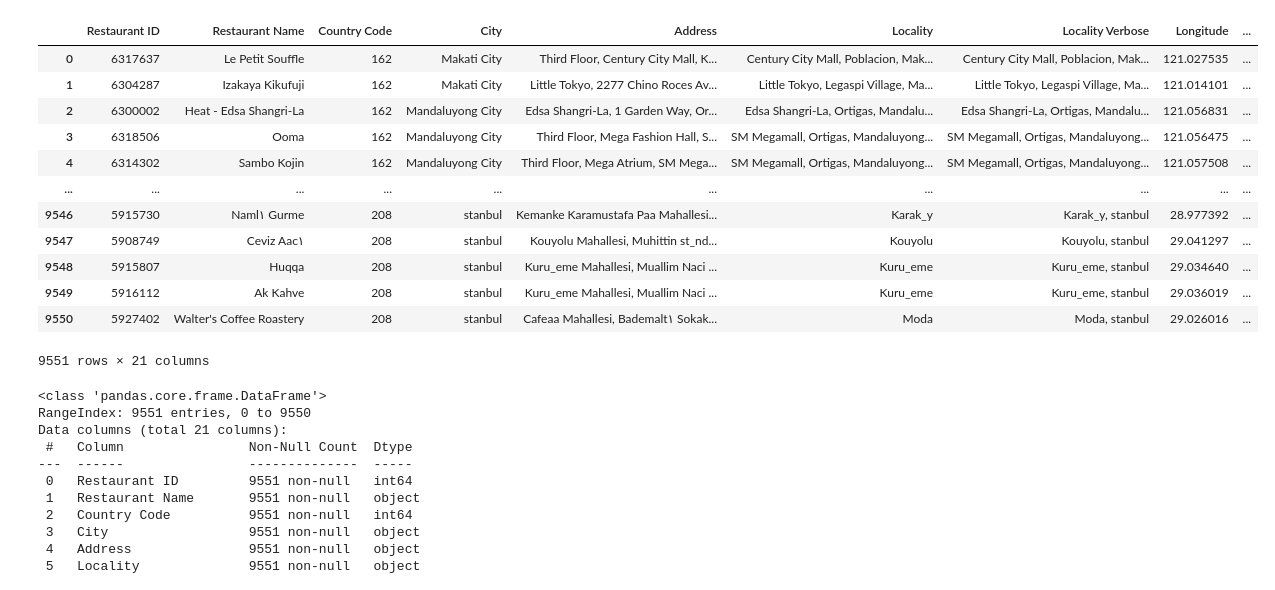
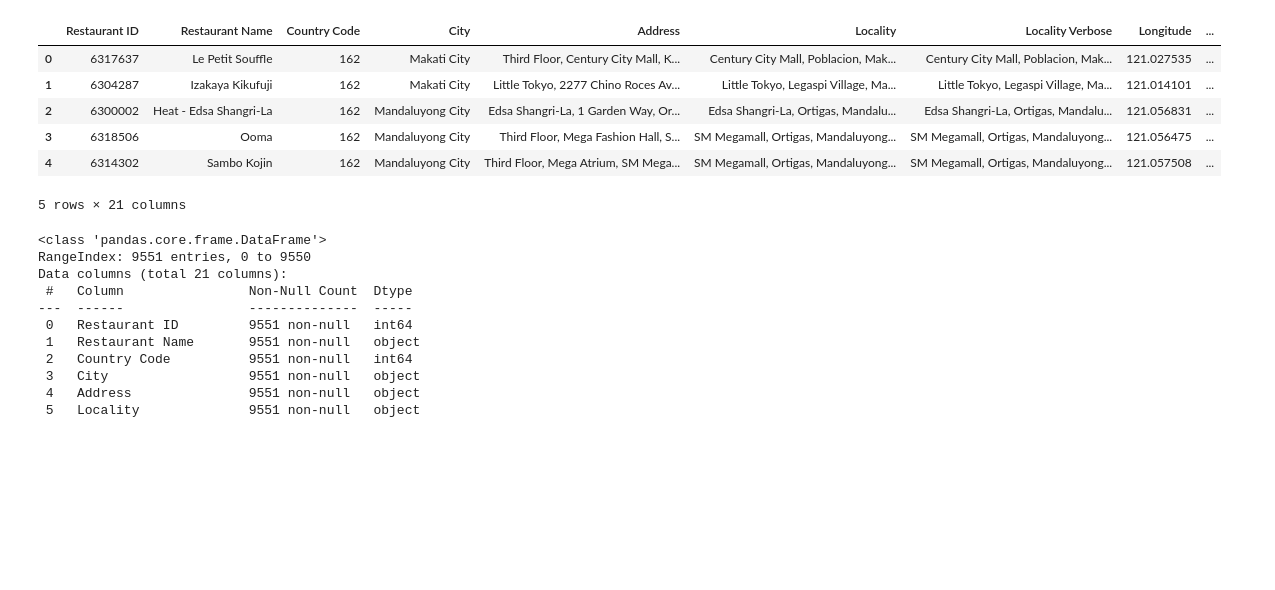
Before and after one commit to Arun-kumar-Kurma-2575/Cognifyz_Internship_levels, a Jupyter notebook: Cognifyz_level_3.ipynb, the cells around one changed output. Saved outputs shown, nothing was run; the diff lists cells and outputs as text; code cells hidden in the pictures; blank space fills up the shorter version.

```diff
--- a/Cognifyz_level_3.ipynb
+++ b/Cognifyz_level_3.ipynb
@@ -7,24 +4,18 @@
 # %%
 import numpy as np
 import pandas as pd
 import matplotlib.pyplot as plt
 import seaborn as sns
 data=pd.read_csv(r"cleaned_dataset.csv")
-data
+data.head()
 # %% [output]
 |  | Restaurant ID | Restaurant Name | Country Code | City | Address | Locality | Locality Verbose | Longitude | ... |
 | 0 | 6317637 | Le Petit Souffle | 162 | Makati City | Third Floor, Century City Mall, K... | Century City Mall, Poblacion, Mak... | Century City Mall, Poblacion, Mak... | 121.027535 | ... |
 | 1 | 6304287 | Izakaya Kikufuji | 162 | Makati City | Little Tokyo, 2277 Chino Roces Av... | Little Tokyo, Legaspi Village, Ma... | Little Tokyo, Legaspi Village, Ma... | 121.014101 | ... |
 | 2 | 6300002 | Heat - Edsa Shangri-La | 162 | Mandaluyong City | Edsa Shangri-La, 1 Garden Way, Or... | Edsa Shangri-La, Ortigas, Mandalu... | Edsa Shangri-La, Ortigas, Mandalu... | 121.056831 | ... |
 | 3 | 6318506 | Ooma | 162 | Mandaluyong City | Third Floor, Mega Fashion Hall, S... | SM Megamall, Ortigas, Mandaluyong... | SM Megamall, Ortigas, Mandaluyong... | 121.056475 | ... |
 | 4 | 6314302 | Sambo Kojin | 162 | Mandaluyong City | Third Floor, Mega Atrium, SM Mega... | SM Megamall, Ortigas, Mandaluyong... | SM Megamall, Ortigas, Mandaluyong... | 121.057508 | ... |
-| ... | ... | ... | ... | ... | ... | ... | ... | ... | ... |
-| 9546 | 5915730 | Naml۱ Gurme | 208 | stanbul | Kemanke Karamustafa Paa Mahallesi... | Karak_y | Karak_y, stanbul | 28.977392 | ... |
-| 9547 | 5908749 | Ceviz Aac۱ | 208 | stanbul | Kouyolu Mahallesi, Muhittin st_nd... | Kouyolu | Kouyolu, stanbul | 29.041297 | ... |
-| 9548 | 5915807 | Huqqa | 208 | stanbul | Kuru_eme Mahallesi, Muallim Naci ... | Kuru_eme | Kuru_eme, stanbul | 29.034640 | ... |
-| 9549 | 5916112 | Ak Kahve | 208 | stanbul | Kuru_eme Mahallesi, Muallim Naci ... | Kuru_eme | Kuru_eme, stanbul | 29.036019 | ... |
-| 9550 | 5927402 | Walter's Coffee Roastery | 208 | stanbul | Cafeaa Mahallesi, Bademalt۱ Sokak... | Moda | Moda, stanbul | 29.026016 | ... |
-9551 rows × 21 columns
+5 rows × 21 columns
 # %%
 data.info()
 # %% [output]
```
Also changed, not shown: parts of 42 cells of this notebook, 1 other file.
